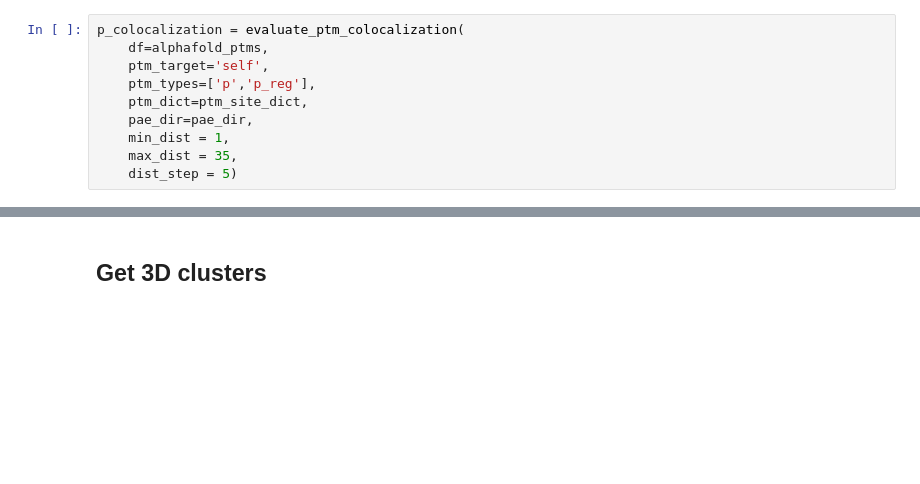
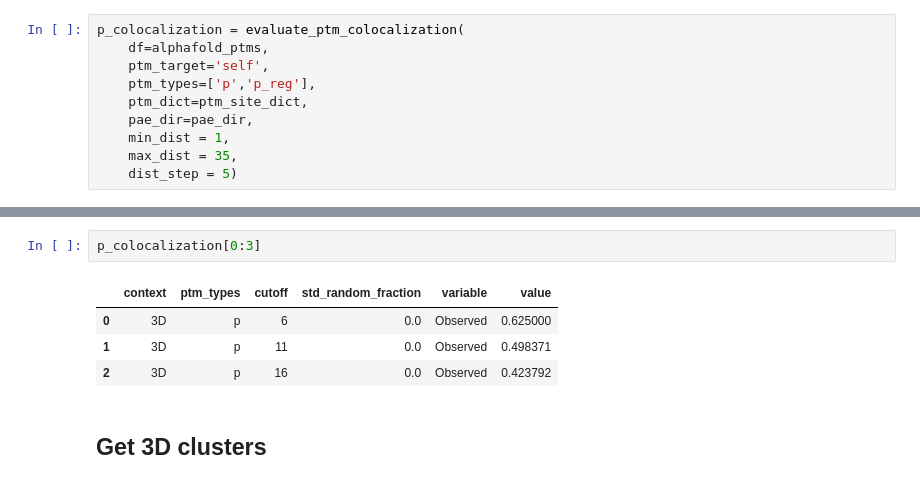
Before and after one commit to MannLabs/structuremap, a Jupyter notebook: nbs/tutorial.ipynb, the cells around one changed output, grey strips where cells are left out. Drawn from its saved outputs; the diff is of its cells as text; blank space fills up the shorter version.

```diff
--- a/nbs/tutorial.ipynb
+++ b/nbs/tutorial.ipynb
@@ -260,6 +260,13 @@ p_colocalization = evaluate_ptm_colocalization(
 plot_ptm_colocalization(p_colocalization, context="3D", plot_width=800)
 # %% [output]
 [interactive output not drawn]
+# %%
+p_colocalization[0:3]
+# %% [output]
+|  | context | ptm_types | cutoff | std_random_fraction | variable | value |
+| 0 | 3D | p | 6 | 0.0 | Observed | 0.625000 |
+| 1 | 3D | p | 11 | 0.0 | Observed | 0.498371 |
+| 2 | 3D | p | 16 | 0.0 | Observed | 0.423792 |
 # %% [markdown]
 ## Get 3D clusters
 # %%
```
Also changed, not shown: parts of 2 cells of this notebook, 1 other file.
